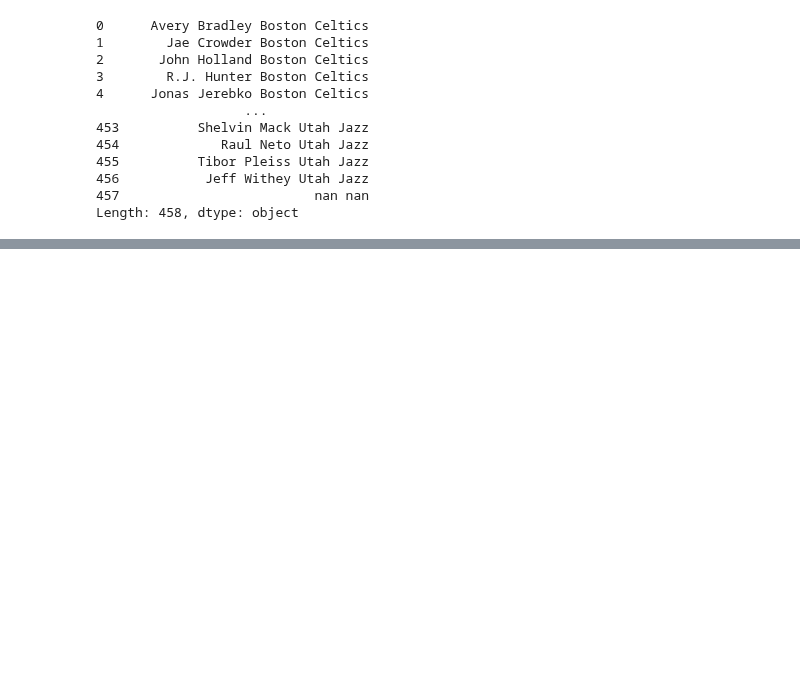
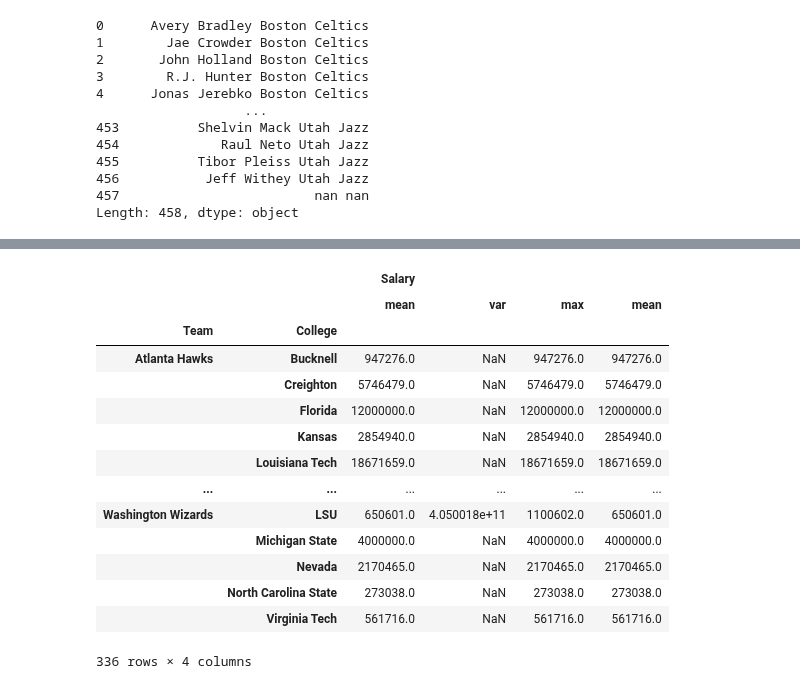
Before and after one commit to arashniroomand/MachineLearning, a Jupyter notebook: Practical_MasterClass/DataProccessing/Pandas.ipynb, the cells around one changed output, grey strips where cells are left out. Drawn from its saved outputs; the diff is of its cells as text; code cells hidden in the pictures; blank space fills up the shorter version.

```diff
--- a/Practical_MasterClass/Pandas.ipynb
+++ b/Practical_MasterClass/DataProccessing/Pandas.ipynb
@@ -382,0 +414,18 @@ Length: 458, dtype: object
+# %%
+df.groupby(['Team', 'College']).agg({'Salary':['mean','var','max', 'mean']})
+# %% [output]
+|  |  | Salary |  |  |  |
+|  |  | mean | var | max | mean |
+| Team | College |  |  |  |  |
+| Atlanta Hawks | Bucknell | 947276.0 | NaN | 947276.0 | 947276.0 |
+|  | Creighton | 5746479.0 | NaN | 5746479.0 | 5746479.0 |
+|  | Florida | 12000000.0 | NaN | 12000000.0 | 12000000.0 |
+|  | Kansas | 2854940.0 | NaN | 2854940.0 | 2854940.0 |
+|  | Louisiana Tech | 18671659.0 | NaN | 18671659.0 | 18671659.0 |
+| ... | ... | ... | ... | ... | ... |
+| Washington Wizards | LSU | 650601.0 | 4.050018e+11 | 1100602.0 | 650601.0 |
+|  | Michigan State | 4000000.0 | NaN | 4000000.0 | 4000000.0 |
+|  | Nevada | 2170465.0 | NaN | 2170465.0 | 2170465.0 |
+|  | North Carolina State | 273038.0 | NaN | 273038.0 | 273038.0 |
+|  | Virginia Tech | 561716.0 | NaN | 561716.0 | 561716.0 |
+336 rows × 4 columns
```
Also changed, not shown: parts of 4 cells of this notebook, 11 other files.
